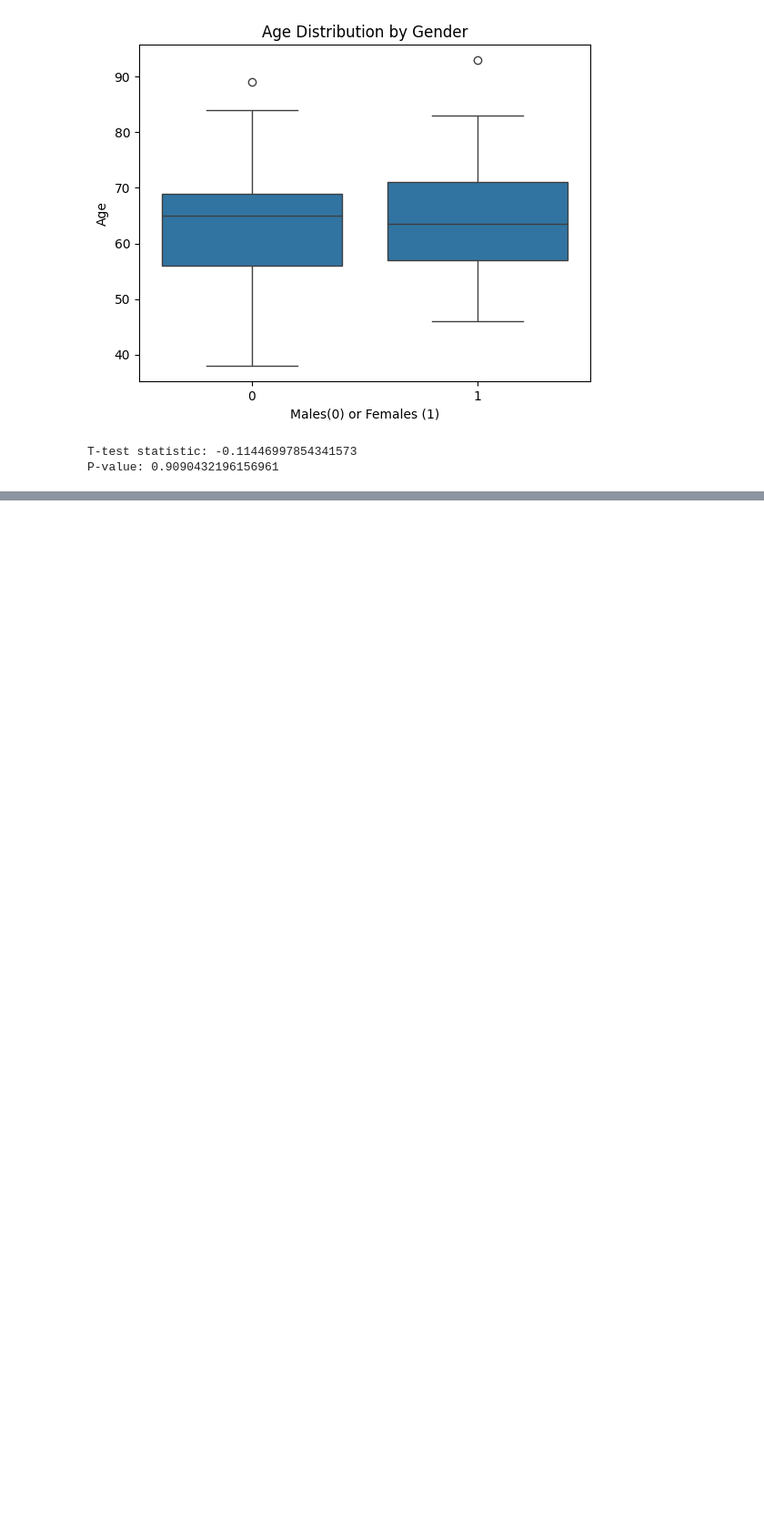
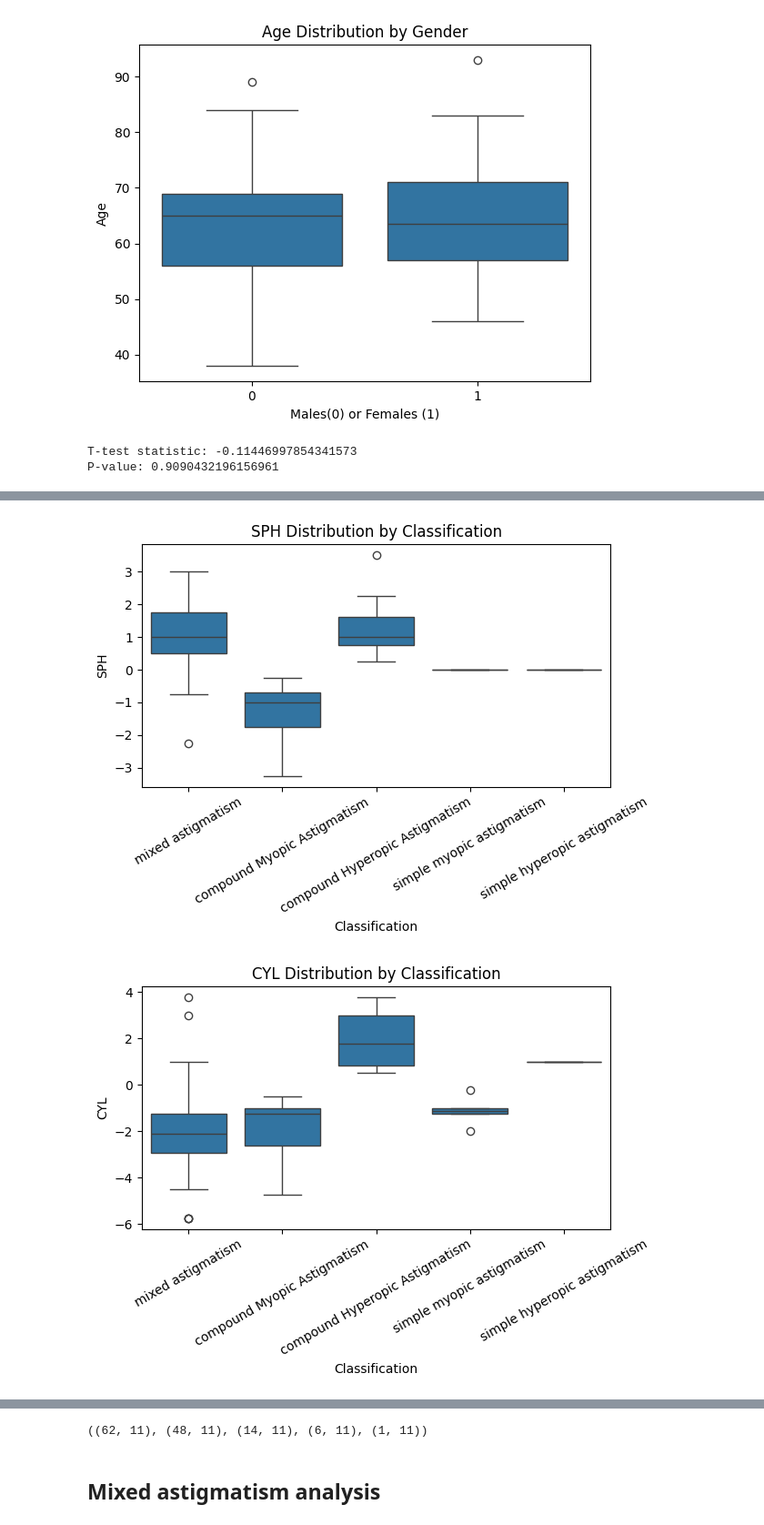
Before and after one commit to drskprabhakar/AI-ML-DL-colab-notebooks-coding-models, a Jupyter notebook: Kalyani_3_follow_ups_arak11825.ipynb, the cells around one changed output, grey strips where cells are left out. Shown at 91% size. Cells and saved outputs as stored; diff of their text form; code cells hidden in the pictures; blank space fills up the shorter version.

```diff
--- a/Kalyani_3_follow_ups_arak11825.ipynb
+++ b/Kalyani_3_follow_ups_arak11825.ipynb
@@ -187,0 +269,27 @@ day1AR.corr()
+# %%
+import seaborn as sns
+import matplotlib.pyplot as plt
+
+# SPH boxplot
+sns.boxplot(x='Classification', y='SPH', data=day1AR)
+plt.title('SPH Distribution by Classification')
+plt.xticks(rotation=30)
+plt.tight_layout()
+plt.show()
+
+# CYL boxplot
+sns.boxplot(x='Classification', y='CYL', data=day1AR)
+plt.title('CYL Distribution by Classification')
+plt.xticks(rotation=30)
+plt.tight_layout()
+plt.show()
+
+# AXIS boxplot
+sns.boxplot(x='Classification', y='AXIS', data=day1AR)
+plt.title('AXIS Distribution by Classification')
+plt.xticks(rotation=30)
+plt.tight_layout()
+plt.show()
+# %% [output]
+[figure, added]
+[figure, added]
@@ -187,0 +305,6 @@ day1AR.corr()
+# %%
+mixed_df.shape, C_myopic_df.shape, C_hyperopic_df.shape, S_myopic_df.shape, S_hyperopic_df.shape
+# %% [output]
+((62, 11), (48, 11), (14, 11), (6, 11), (1, 11))
+# %% [markdown]
+## Mixed astigmatism analysis
```
Also changed, not shown: parts of 9 cells of this notebook.
